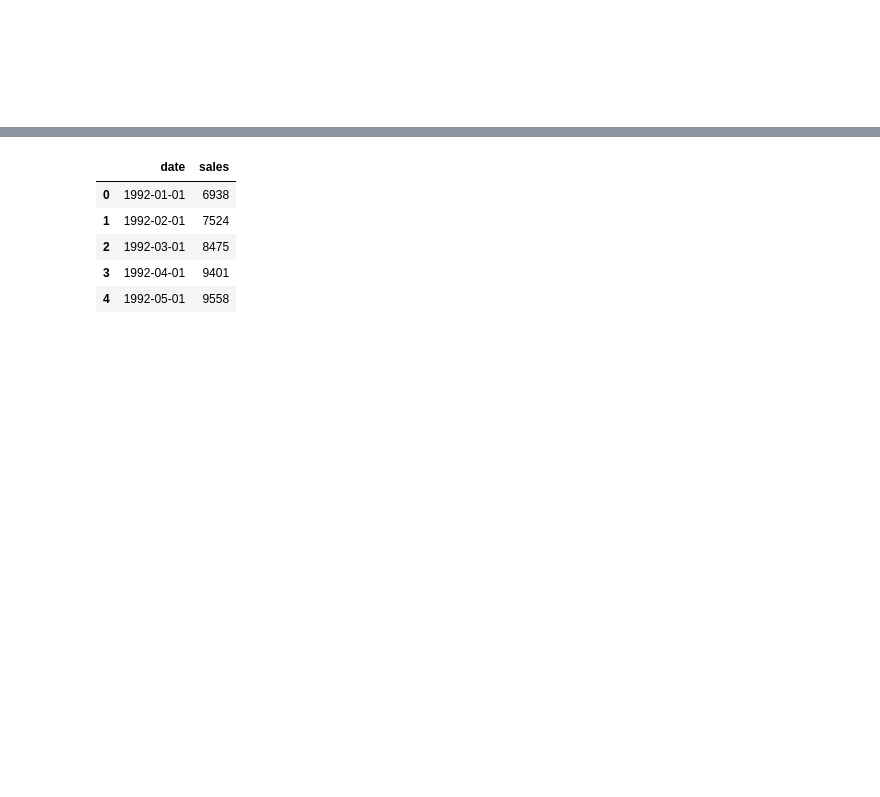
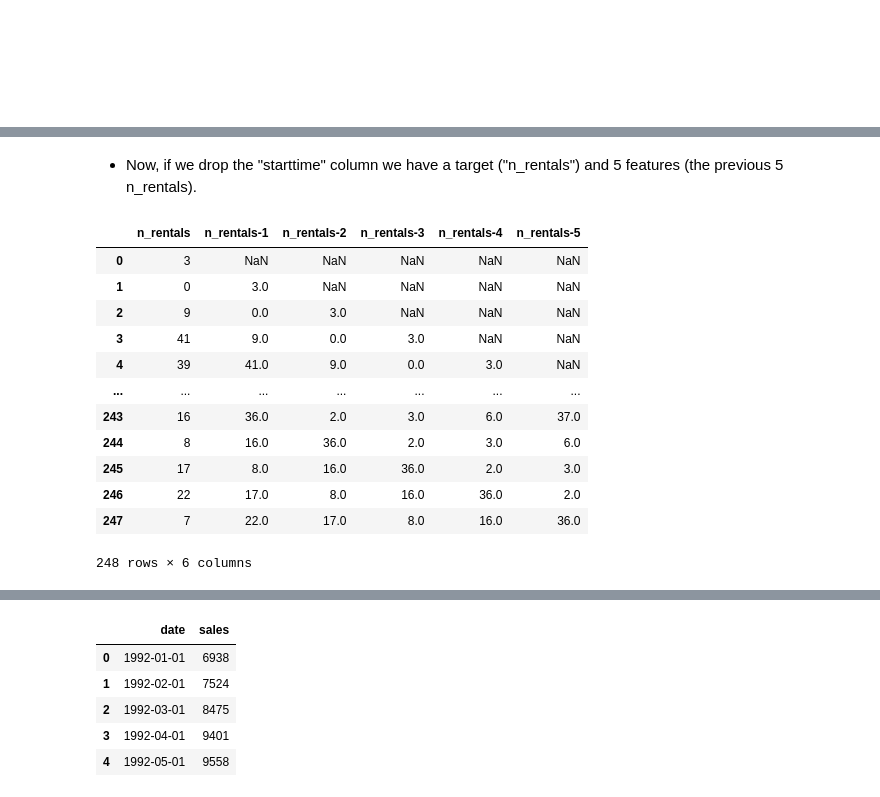
Before and after one commit to UBC-CS/cpsc330-2023W1, a Jupyter notebook: lectures/19_time-series.ipynb, the cells around one changed output, grey strips where cells are left out. Saved outputs shown, nothing was run; the diff lists cells and outputs as text; code cells hidden in the pictures; blank space fills up the shorter version.

```diff
--- a/lectures/19_time-series.ipynb
+++ b/lectures/19_time-series.ipynb
@@ -730,0 +747,19 @@ Intel MKL WARNING: Support of Intel(R) Streaming SIMD Extensions 4.2 (Intel(R) S
+# %% [markdown]
+- Now, if we drop the "starttime" column we have a target ("n_rentals") and 5 features (the previous 5 n_rentals).
+# %%
+rentals_lag5 = rentals_lag5.reset_index(drop=True)
+rentals_lag5
+# %% [output]
+|  | n_rentals | n_rentals-1 | n_rentals-2 | n_rentals-3 | n_rentals-4 | n_rentals-5 |
+| 0 | 3 | NaN | NaN | NaN | NaN | NaN |
+| 1 | 0 | 3.0 | NaN | NaN | NaN | NaN |
+| 2 | 9 | 0.0 | 3.0 | NaN | NaN | NaN |
+| 3 | 41 | 9.0 | 0.0 | 3.0 | NaN | NaN |
+| 4 | 39 | 41.0 | 9.0 | 0.0 | 3.0 | NaN |
+| ... | ... | ... | ... | ... | ... | ... |
+| 243 | 16 | 36.0 | 2.0 | 3.0 | 6.0 | 37.0 |
+| 244 | 8 | 16.0 | 36.0 | 2.0 | 3.0 | 6.0 |
+| 245 | 17 | 8.0 | 16.0 | 36.0 | 2.0 | 3.0 |
+| 246 | 22 | 17.0 | 8.0 | 16.0 | 36.0 | 2.0 |
+| 247 | 7 | 22.0 | 17.0 | 8.0 | 16.0 | 36.0 |
+248 rows × 6 columns
```
Also changed, not shown: parts of 77 cells of this notebook.
